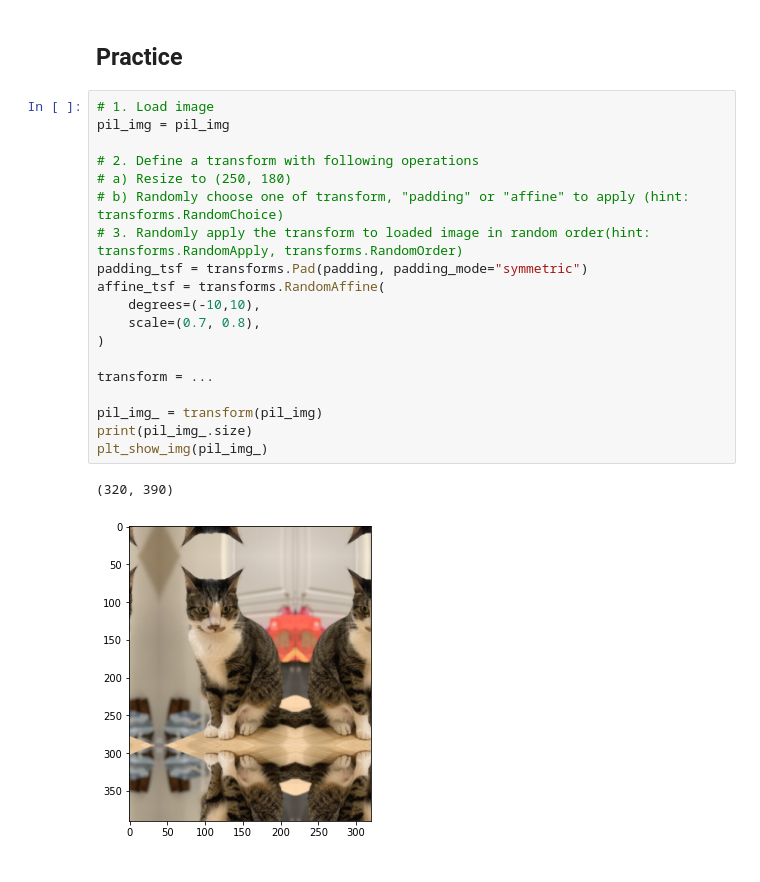
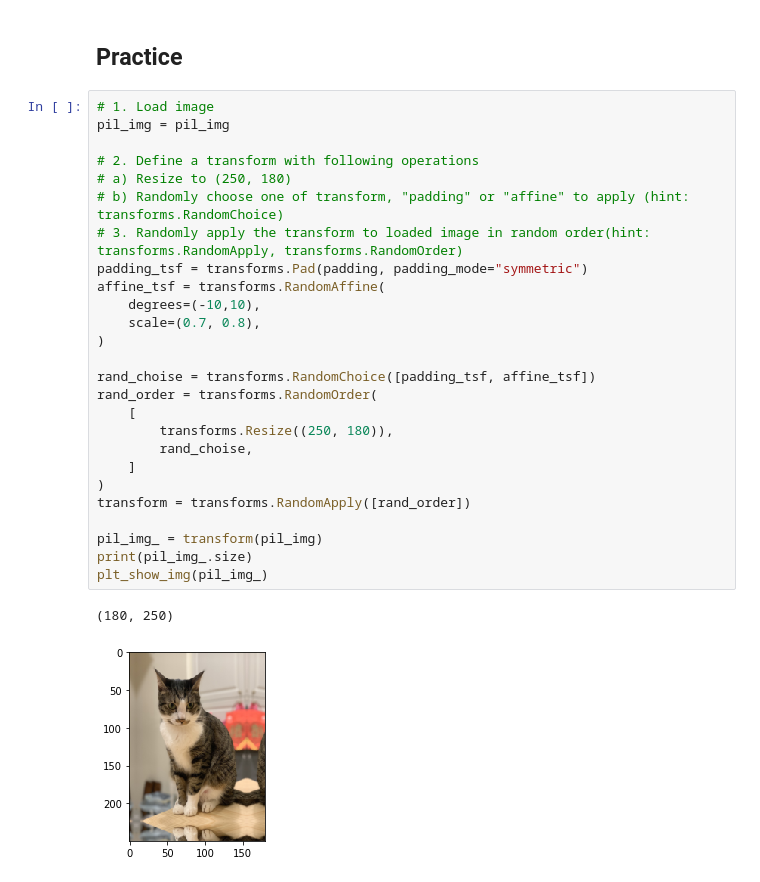
Before and after one commit to Cinnamon/2022GlobalBootcamp, a Jupyter notebook: computer_vision/cv_data_course_1-2.ipynb, the cells around one changed output. Drawn from its saved outputs; the diff is of its cells as text.

```diff
--- a/computer_vision/cv_data_course_1-2.ipynb
+++ b/computer_vision/cv_data_course_1-2.ipynb
@@ -153,22 +149,29 @@ plt_show_img(pil_img_)
 # %%
 # 1. Load image
 pil_img = pil_img
 
 # 2. Define a transform with following operations
 # a) Resize to (250, 180)
 # b) Randomly choose one of transform, "padding" or "affine" to apply (hint: transforms.RandomChoice)
 # 3. Randomly apply the transform to loaded image in random order(hint: transforms.RandomApply, transforms.RandomOrder)
 padding_tsf = transforms.Pad(padding, padding_mode="symmetric")
 affine_tsf = transforms.RandomAffine(
     degrees=(-10,10),
     scale=(0.7, 0.8),
 )
 
-transform = ...
+rand_choise = transforms.RandomChoice([padding_tsf, affine_tsf])
+rand_order = transforms.RandomOrder(
+    [
+        transforms.Resize((250, 180)),
+        rand_choise,
+    ]
+)
+transform = transforms.RandomApply([rand_order])
 
 pil_img_ = transform(pil_img)
 print(pil_img_.size)
 plt_show_img(pil_img_)
 # %% [output]
-(320, 390)
+(180, 250)
-[figure, old version]
+[figure, new version]
```
Also changed, not shown: parts of 3 cells of this notebook, 2 other files.
